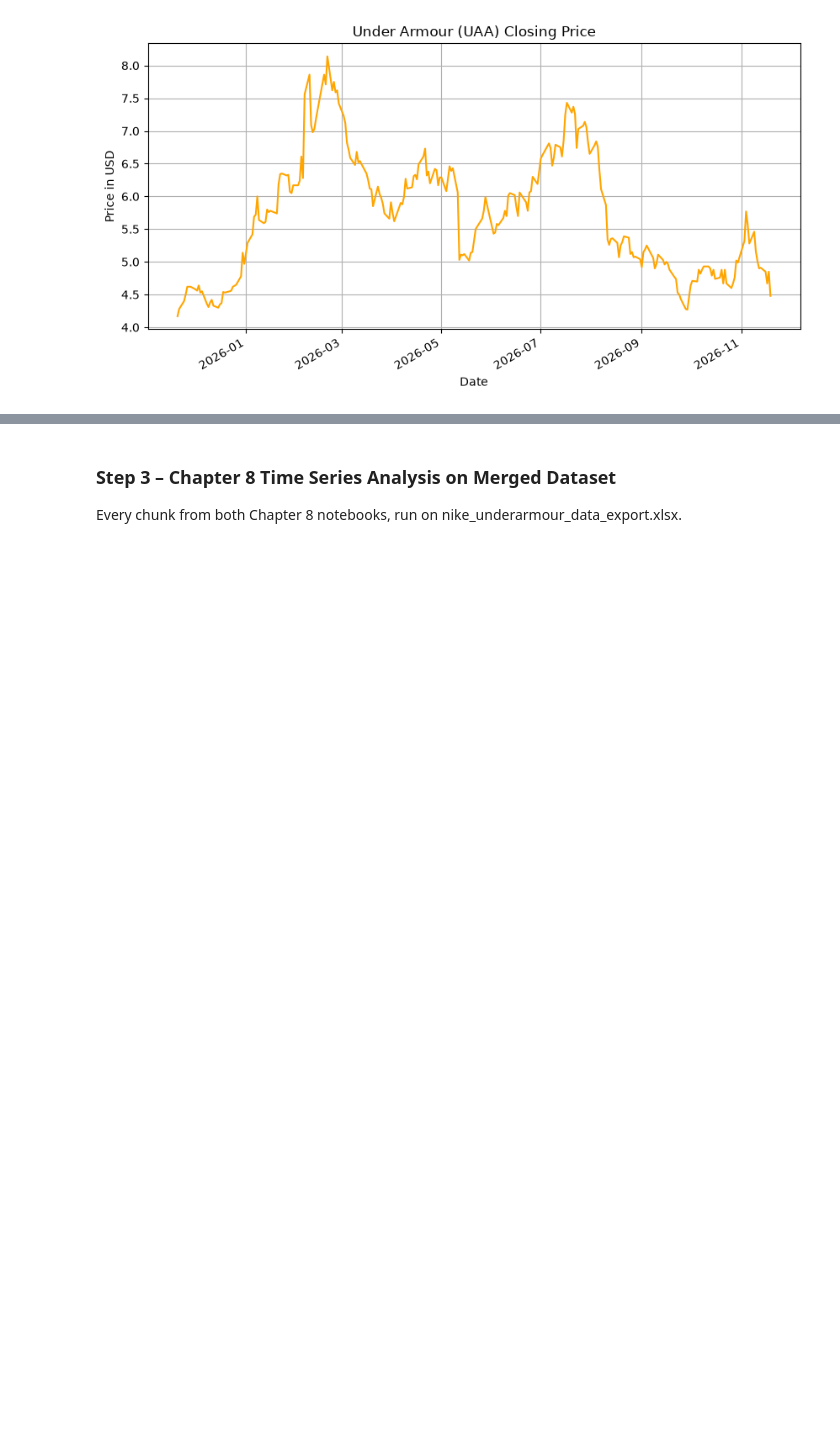
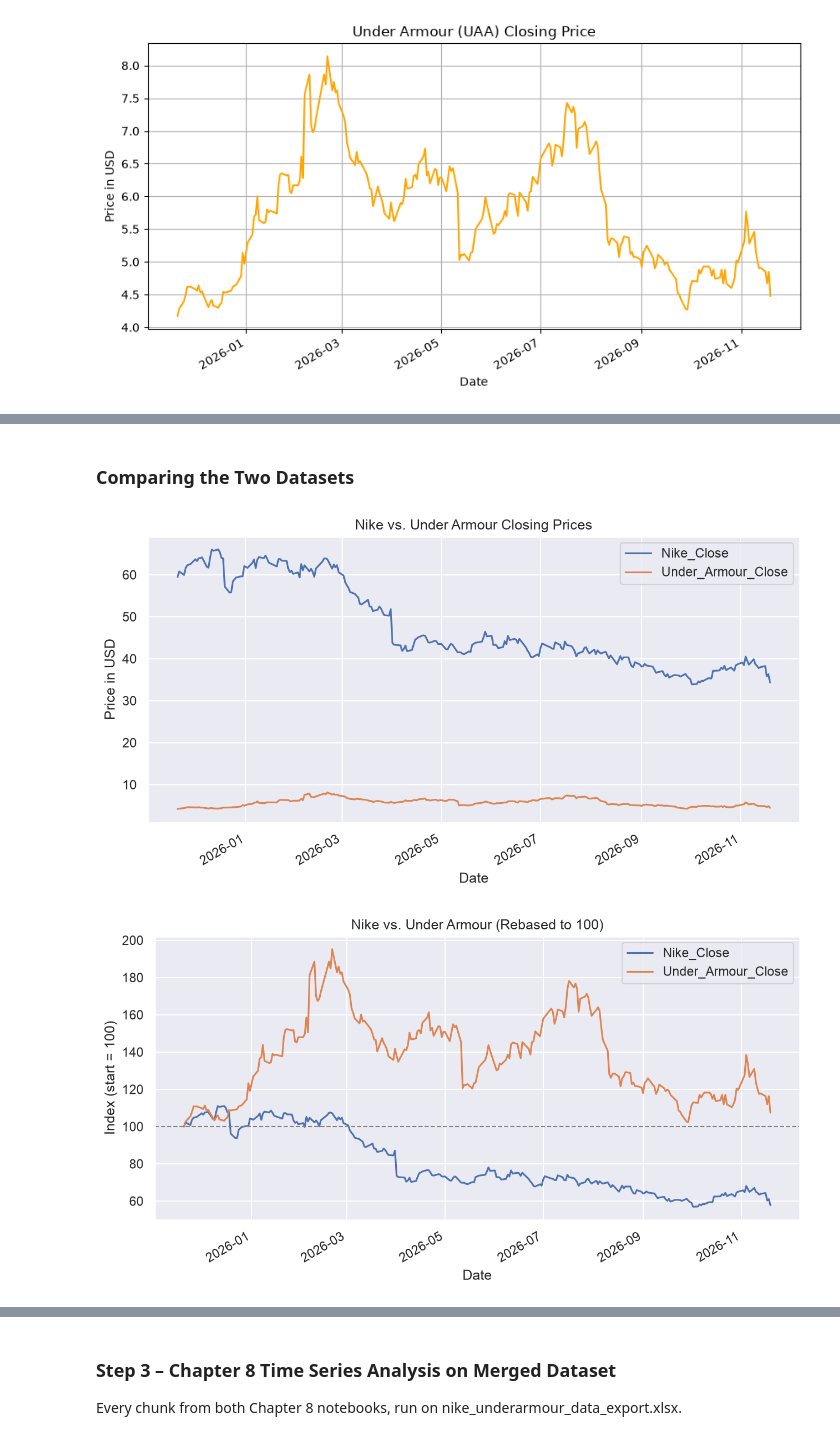
Before and after one commit to KyriansBetterCode/Chapter-8-Project, a Jupyter notebook: chapter8GroupProject.ipynb, the cells around one changed output, grey strips where cells are left out. Saved outputs shown, nothing was run; the diff lists cells and outputs as text; code cells hidden in the pictures; blank space fills up the shorter version.

```diff
--- a/chapter8GroupProject.ipynb
+++ b/chapter8GroupProject.ipynb
@@ -85,0 +89,15 @@ plt.show()
+# %% [markdown]
+### Comparing the Two Datasets
+# %%
+# 1. Side-by-side closing prices
+combined_df.plot(title="Nike vs. Under Armour Closing Prices", ylabel="Price in USD", grid=True, figsize=(10, 5))
+plt.show()
+
+# 2. Rebased to 100 – Nike trades far higher than UAA, so this shows which performed better
+normalized = combined_df / combined_df.iloc[0] * 100
+normalized.plot(title="Nike vs. Under Armour (Rebased to 100)", ylabel="Index (start = 100)", grid=True, figsize=(10, 5))
+plt.axhline(100, color="gray", linestyle="--", linewidth=1)
+plt.show()
+# %% [output]
+[figure, added]
+[figure, added]
```
Also changed, not shown: parts of 19 cells of this notebook.
